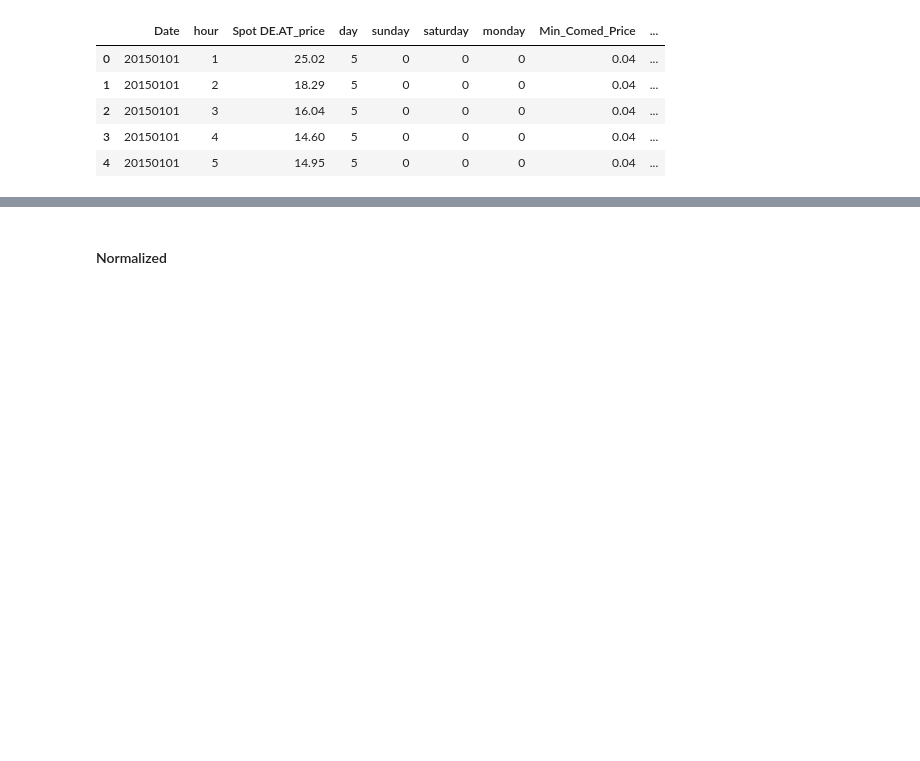
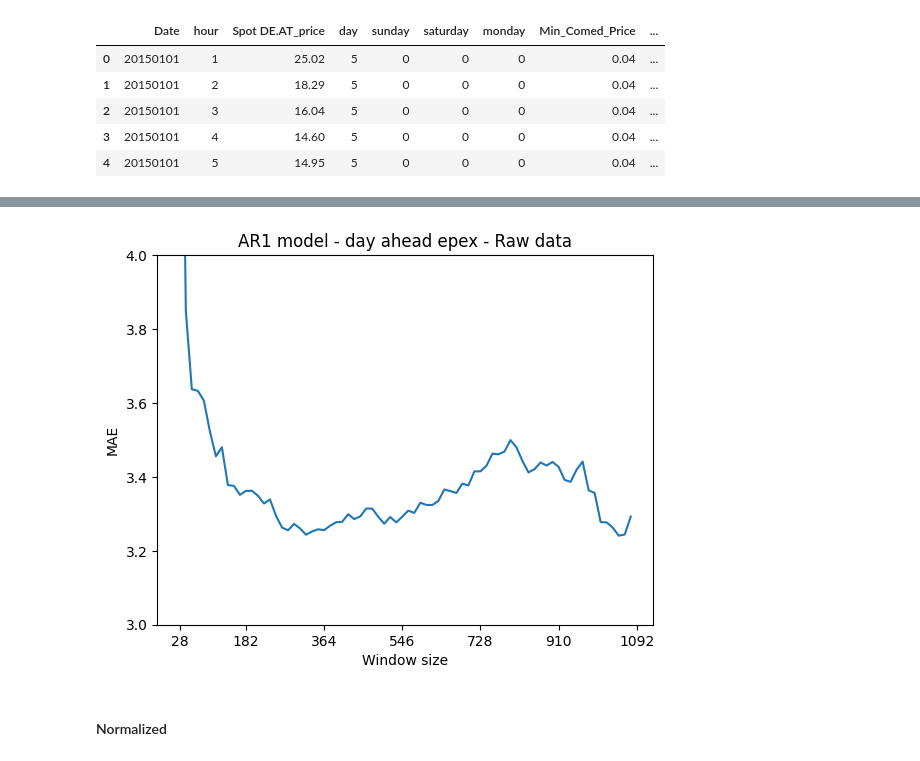
Before and after one commit to piovesanaedoardo/Project_Predictive-Analytics, a Jupyter notebook: main.ipynb, the cells around one changed output, grey strips where cells are left out. Cells and saved outputs as stored; diff of their text form; code cells hidden in the pictures; blank space fills up the shorter version.

```diff
--- a/main.ipynb
+++ b/main.ipynb
@@ -706,14 +708,16 @@ print(errors_mean_AR1_day_ahead_epex_Raw)
 # %%
 window_size = list(range(28,1092,14))
 plt.plot(window_size, errors_mean_AR1_day_ahead_epex_Raw)
 plt.xlabel('Window size')
 plt.ylabel('MAE')
 plt.title('AR1 model - day ahead epex - Raw data')
 xticks = [28, 182, 364, 546, 728, 910, 1092]
 plt.xticks(xticks)
 # plt.grid()
-plt.ylim(2.2, 4)
+plt.ylim(3, 4)
 plt.show()
+# %% [output]
+[figure, added]
 # %% [markdown]
 #### Normalized
 # %%
```
Also changed, not shown: parts of 6 cells of this notebook.
